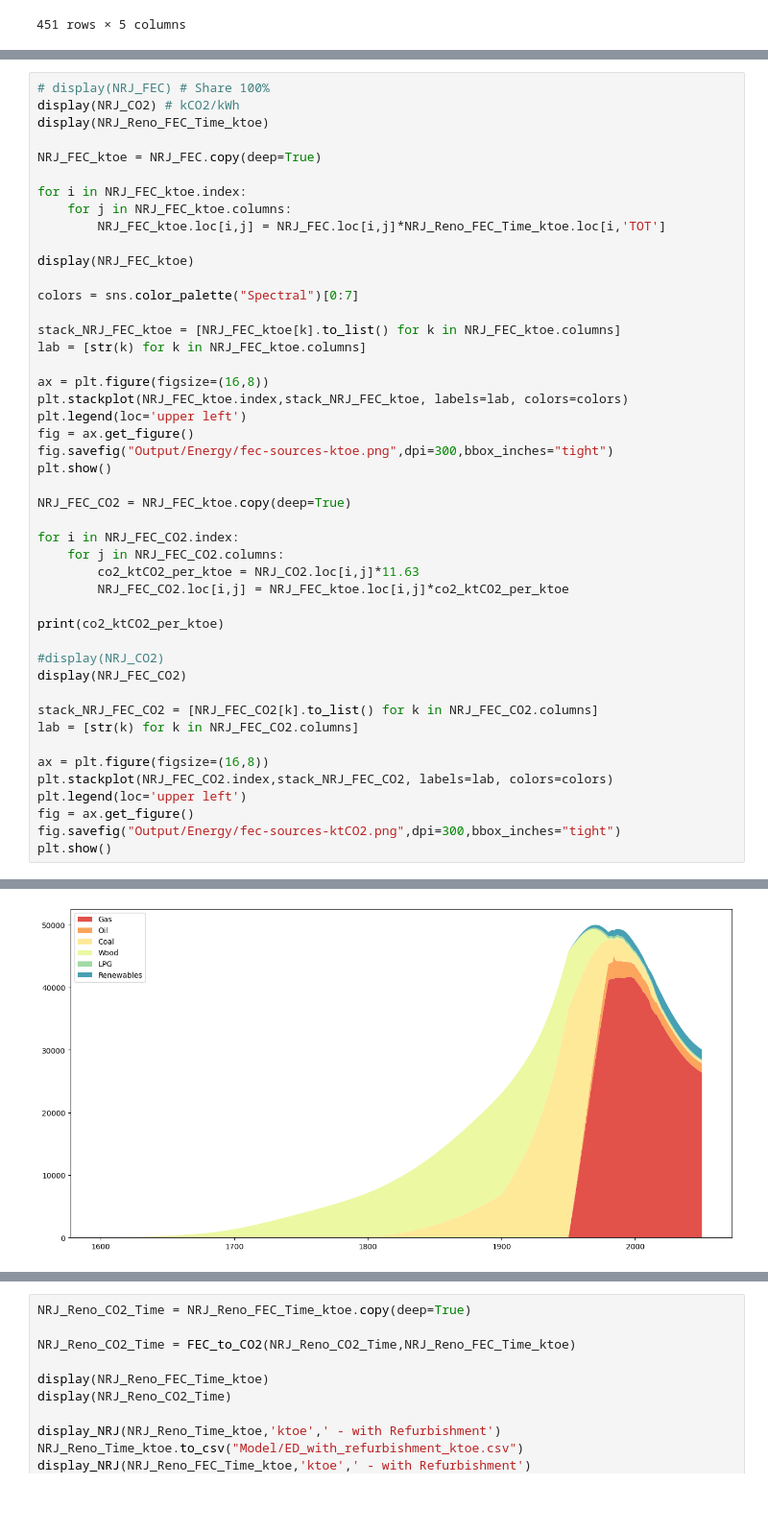
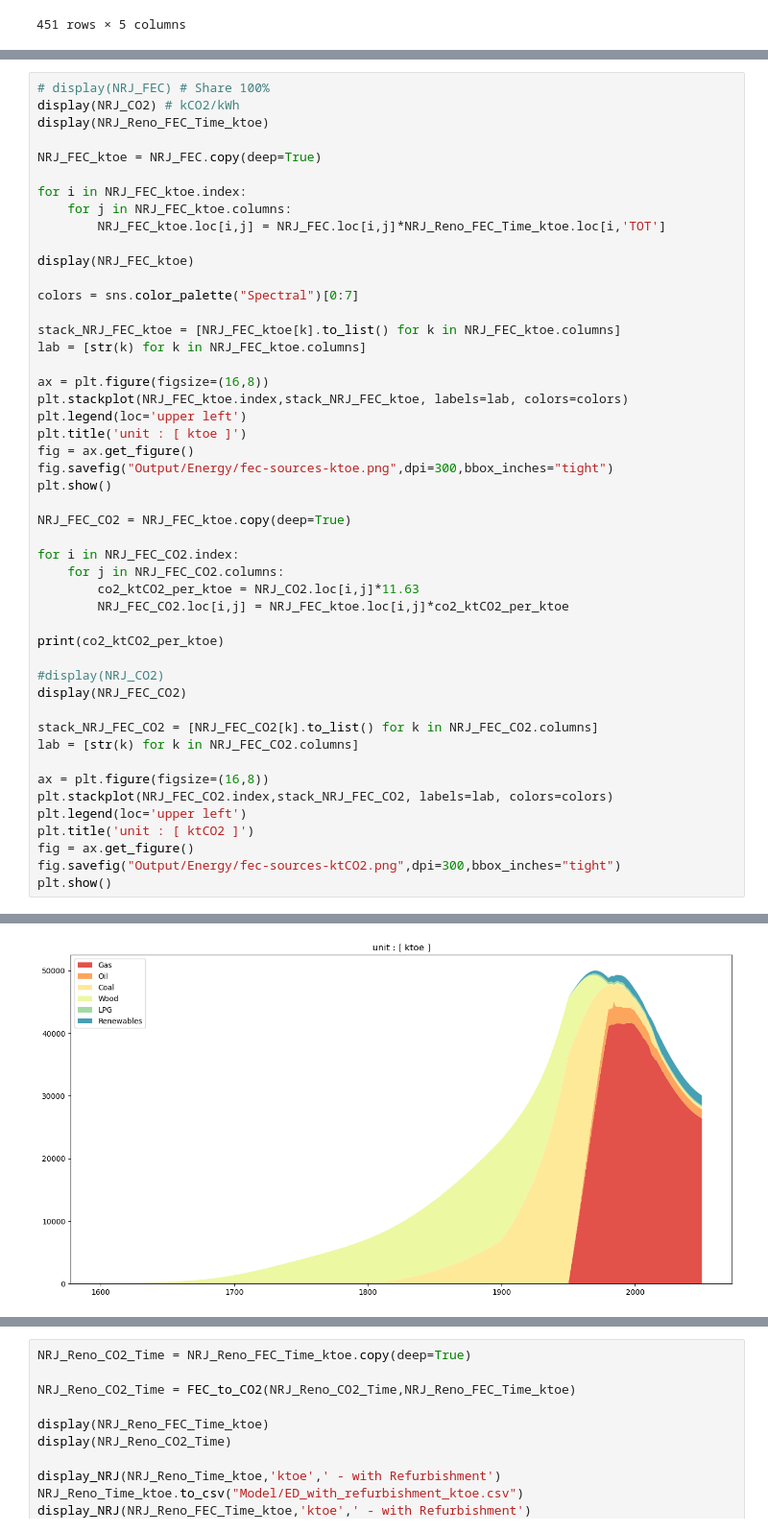
Before and after one commit to tiffanyth/MFA-dwelling, a Jupyter notebook: 3-energy-final-cons.ipynb, the cells around one changed output, grey strips where cells are left out. Shown at 96% size. Drawn from its saved outputs; the diff is of its cells as text; blank space fills up the shorter version.

```diff
--- a/3-energy-final-cons.ipynb
+++ b/3-energy-final-cons.ipynb
@@ -2155,6 +2123,7 @@ lab = [str(k) for k in NRJ_FEC_ktoe.columns]
 ax = plt.figure(figsize=(16,8))
 plt.stackplot(NRJ_FEC_ktoe.index,stack_NRJ_FEC_ktoe, labels=lab, colors=colors)
 plt.legend(loc='upper left')
+plt.title('unit : [ ktoe ]')
 fig = ax.get_figure()
 fig.savefig("Output/Energy/fec-sources-ktoe.png",dpi=300,bbox_inches="tight")
 plt.show()
@@ -2177,6 +2146,7 @@ lab = [str(k) for k in NRJ_FEC_CO2.columns]
 ax = plt.figure(figsize=(16,8))
 plt.stackplot(NRJ_FEC_CO2.index,stack_NRJ_FEC_CO2, labels=lab, colors=colors)
 plt.legend(loc='upper left')
+plt.title('unit : [ ktCO2 ]')
 fig = ax.get_figure()
 fig.savefig("Output/Energy/fec-sources-ktCO2.png",dpi=300,bbox_inches="tight")
 plt.show()
@@ -2195,34 +2165,34 @@ plt.show()
 | 2049 | 0.185 | 0.255 | 0.4075 | 0.025 | 0.22 | 0.03 |
 | 2050 | 0.185 | 0.255 | 0.4075 | 0.025 | 0.22 | 0.03 |
 451 rows × 6 columns
 |  | TOT | AB | MFH | SFH | TH |
 | time |  |  |  |  |  |
 | 1600 | 0.0 | 0.0 | 0.0 | 0.0 | 0.0 |
 | 1601 | 3.239472 | 0.0 | 0.560008 | 1.522412 | 1.157052 |
 | 1602 | 6.532699 | 0.0 | 1.125184 | 3.056345 | 2.35117 |
 | 1603 | 9.889125 | 0.0 | 1.697027 | 4.605779 | 3.586319 |
 | 1604 | 13.308477 | 0.0 | 2.275348 | 6.17009 | 4.86304 |
 | ... | ... | ... | ... | ... | ... |
 | 2046 | 30691.666095 | 267.656267 | 3037.553728 | 10651.622145 | 16734.833955 |
 | 2047 | 30517.843274 | 268.701293 | 3034.123281 | 10661.678597 | 16553.340103 |
 | 2048 | 30354.397401 | 269.803518 | 3031.617749 | 10674.966783 | 16378.00935 |
 | 2049 | 30200.975671 | 270.962484 | 3030.017541 | 10691.398477 | 16208.597169 |
 | 2050 | 30057.190182 | 272.177597 | 3029.300298 | 10710.880861 | 16044.831426 |
 451 rows × 5 columns
 |  | Gas | Oil | Coal | Wood | LPG | Renewables |
 | 1600 | 0.000000 | 0.000000 | 0.000000 | 0.000000 | 0.000000 | 0.000000 |
 | 1601 | 0.000000 | 0.000000 | 0.000000 | 3.239472 | 0.000000 | 0.000000 |
 | 1602 | 0.000000 | 0.000000 | 0.000000 | 6.532699 | 0.000000 | 0.000000 |
 | 1603 | 0.000000 | 0.000000 | 0.000000 | 9.889125 | 0.000000 | 0.000000 |
 | 1604 | 0.000000 | 0.000000 | 0.000000 | 13.308477 | 0.000000 | 0.000000 |
 | ... | ... | ... | ... | ... | ... | ... |
 | 2046 | 26948.127286 | 1481.019712 | 329.594404 | 93.382351 | 217.892153 | 1621.650189 |
 | 2047 | 26795.506067 | 1472.631929 | 327.727740 | 92.853479 | 216.658117 | 1612.465943 |
 | 2048 | 26651.996093 | 1464.744884 | 325.972513 | 92.356179 | 215.497750 | 1603.829982 |
 | 2049 | 26517.287593 | 1457.341552 | 324.324934 | 91.889378 | 214.408549 | 1595.723665 |
 | 2050 | 26391.039978 | 1450.403214 | 322.780838 | 91.451897 | 213.387760 | 1588.126496 |
 451 rows × 6 columns
-[figure, old version]
+[figure, new version]
 0.3489
 |  | Gas | Oil | Coal | Wood | LPG | Renewables |
 | 1600 | 0.000000 | 0.000000 | 0.000000 | 0.000000 | 0.000000 | 0.000000 |
```
Also changed, not shown: parts of 11 cells of this notebook, 1 other file.
